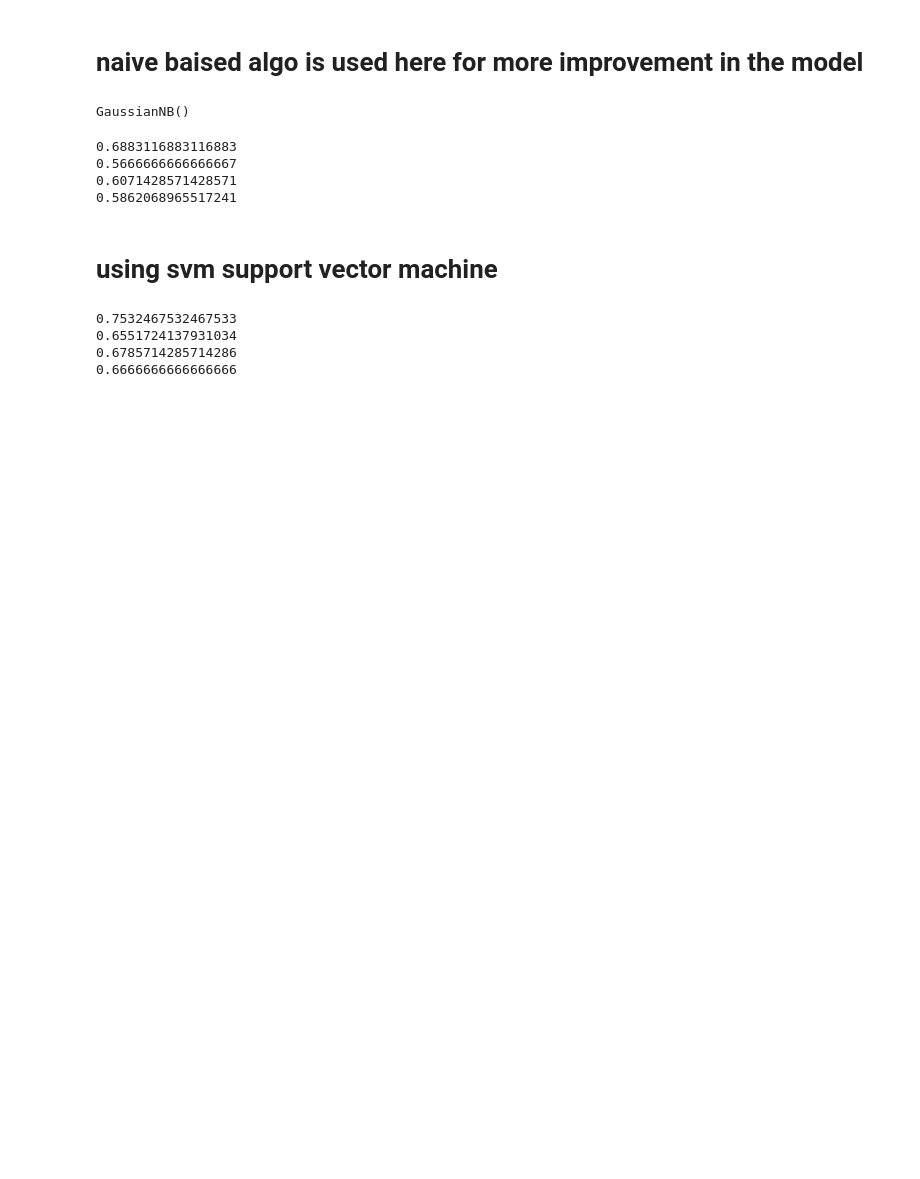
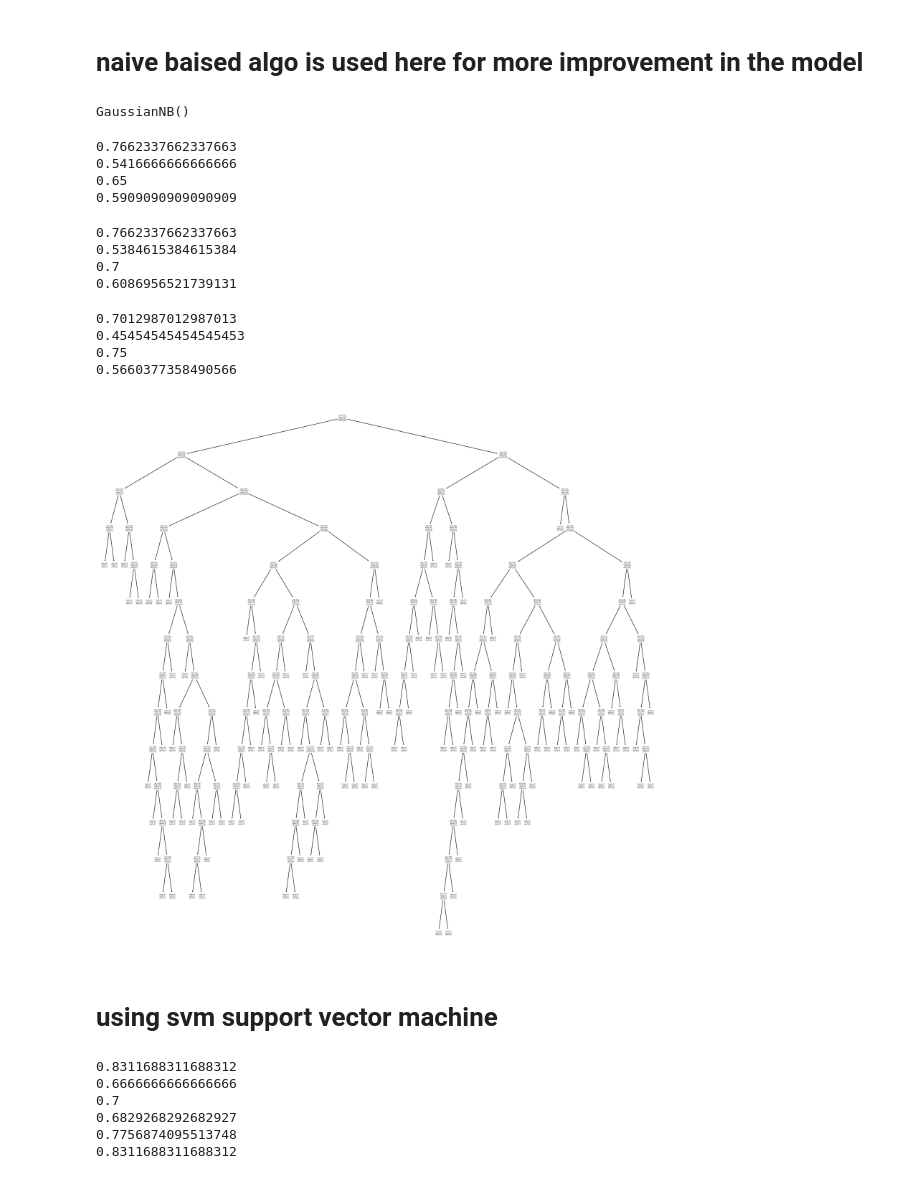
Before and after one commit to Animesh-Samantaray/PYTHON, a Jupyter notebook: ML/diabetis/diabetis.ipynb, the cells around one changed output. Cells and saved outputs as stored; diff of their text form; code cells hidden in the pictures; blank space fills up the shorter version.

```diff
--- a/ML/diabetis/diabetis.ipynb
+++ b/ML/diabetis/diabetis.ipynb
@@ -218,30 +219,68 @@ clf.fit(x_train , y_train)
 GaussianNB()
 # %%
 yp1=clf.predict(x_test)
+from sklearn.metrics import  accuracy_score , precision_score , recall_score , f1_score
+print(accuracy_score(y_test , yp1))
+print(precision_score(y_test , yp1))
+print(recall_score(y_test , yp1))
+print(f1_score(y_test , yp1))
+# %% [output]
+0.7662337662337663
+0.5416666666666666
+0.65
+0.5909090909090909
-# %%
-from sklearn.metrics import  accuracy_score , precision_score , recall_score , f1_score
-print(accuracy_score(y_test , yp1))
-print(precision_score(y_test , yp1))
-print(recall_score(y_test , yp1))
-print(f1_score(y_test , yp1))
-# %% [output]
-0.6883116883116883
-0.5666666666666667
-0.6071428571428571
-0.5862068965517241
+# %%
+from sklearn.naive_bayes import BernoulliNB
+model = BernoulliNB()
+model.fit(x_train ,y_train)
+yp1 = model.predict(x_test)
+from sklearn.metrics import  accuracy_score , precision_score , recall_score , f1_score
+print(accuracy_score(y_test , yp1))
+print(precision_score(y_test , yp1))
+print(recall_score(y_test , yp1))
+print(f1_score(y_test , yp1))
+# %% [output]
+0.7662337662337663
+0.5384615384615384
+0.7
+0.6086956521739131
+# %%
+from sklearn.tree import DecisionTreeClassifier,plot_tree
+alg = DecisionTreeClassifier(criterion='entropy')
+alg.fit(x_train , y_train)
+yp1 = alg.predict(x_test)
+print(accuracy_score(y_test , yp1))
+print(precision_score(y_test , yp1))
+print(recall_score(y_test , yp1))
+print(f1_score(y_test , yp1))
+
+# plt.figure(figsize=(20,20))
+# plot_tree(alg)
+# plt.show()
+# %% [output]
+0.7012987012987013
+0.45454545454545453
+0.75
+0.5660377358490566
+[figure, added]
 # %% [markdown]
 # using svm support vector machine
 # %%
-from sklearn import svm
-alg=svm.SVC(kernel='rbf' , C=1000 , gamma=0.1)
-alg.fit(x_train , y_train)
-yp1=alg.predict(x_test)
+from sklearn.svm import SVC
+model = SVC(kernel='linear')
+model.fit(x_train , y_train)
+yp1 = model.predict(x_test)
 print(accuracy_score(y_test , yp1))
 print(precision_score(y_test , yp1))
 print(recall_score(y_test , yp1))
 print(f1_score(y_test , yp1))
+
+print(model.score(x_train , y_train))
+print(model.score(x_test , y_test))
 # %% [output]
-0.7532467532467533
-0.6551724137931034
-0.6785714285714286
+0.8311688311688312
 0.6666666666666666
+0.7
+0.6829268292682927
+0.7756874095513748
+0.8311688311688312
```
Also changed, not shown: parts of 4 cells of this notebook, 5 other files.
